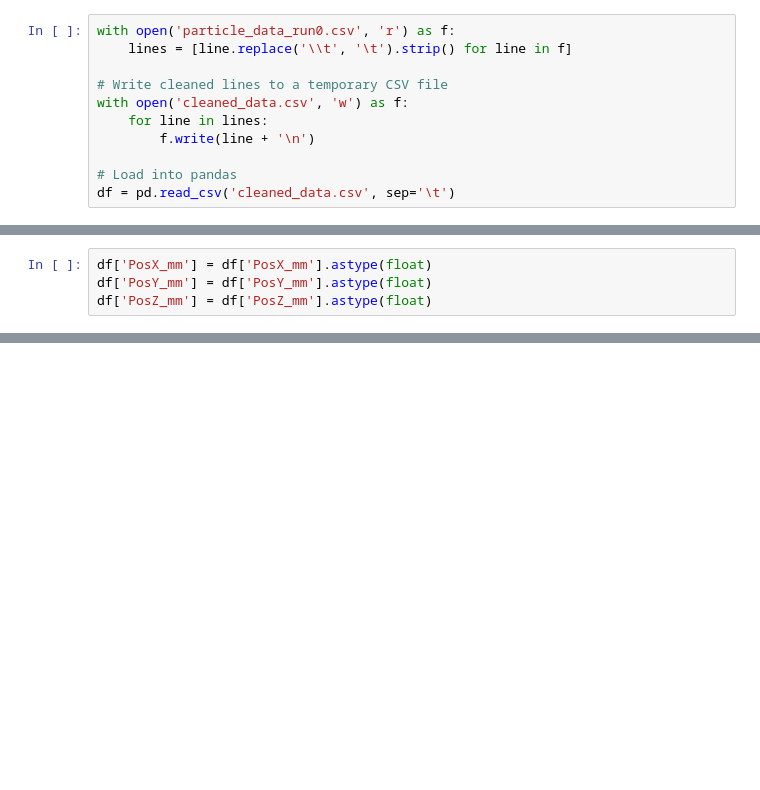
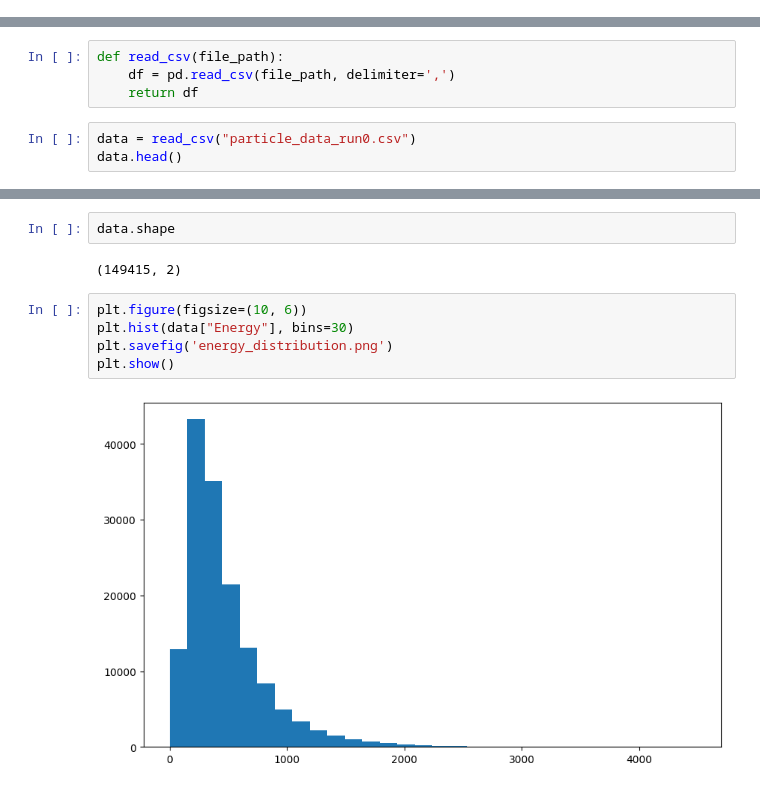
Before and after one commit to prateekraouw/Tungsten_sim, a Jupyter notebook: simulation/build/plot.ipynb, the cells around one changed output, grey strips where cells are left out. Cells and saved outputs as stored; diff of their text form; blank space fills up the shorter version.

```diff
--- a/simulation/build/plot.ipynb
+++ b/simulation/build/plot.ipynb
@@ -4,11 +4,0 @@ import matplotlib.pyplot as plt
-# %%
-with open('particle_data_run0.csv', 'r') as f:
-    lines = [line.replace('\\t', '\t').strip() for line in f]
-
-# Write cleaned lines to a temporary CSV file
-with open('cleaned_data.csv', 'w') as f:
-    for line in lines:
-        f.write(line + '\n')
-
-# Load into pandas
-df = pd.read_csv('cleaned_data.csv', sep='\t')
@@ -31,4 +4,0 @@ df
-# %%
-df['PosX_mm'] = df['PosX_mm'].astype(float)
-df['PosY_mm'] = df['PosY_mm'].astype(float)
-df['PosZ_mm'] = df['PosZ_mm'].astype(float)
@@ -71,0 +5,7 @@ plt.show()
+# %%
+def read_csv(file_path):
+    df = pd.read_csv(file_path, delimiter=',')
+    return df
+# %%
+data = read_csv("particle_data_run0.csv")
+data.head()
@@ -71,0 +19,11 @@ plt.show()
+# %%
+data.shape
+# %% [output]
+(149415, 2)
+# %%
+plt.figure(figsize=(10, 6))
+plt.hist(data["Energy"], bins=30)
+plt.savefig('energy_distribution.png')
+plt.show()
+# %% [output]
+[figure, added]
```
Also changed, not shown: parts of 23 cells of this notebook, 28 other files.
